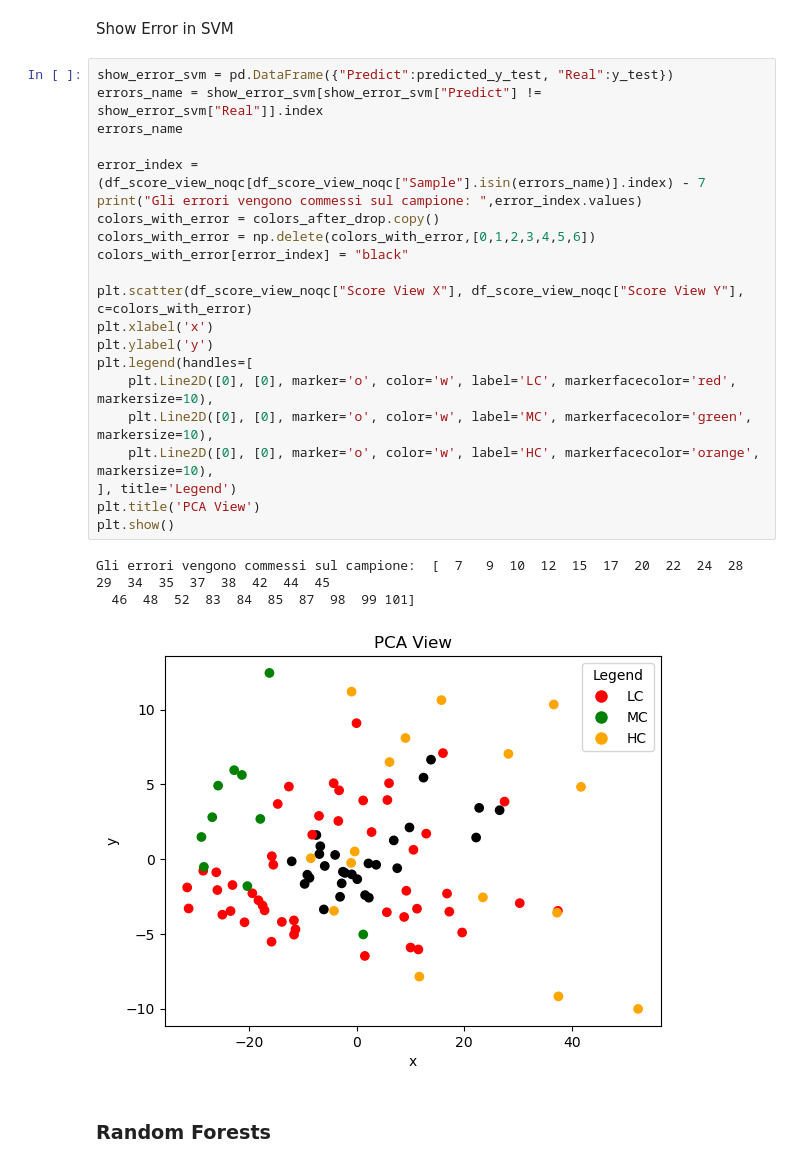
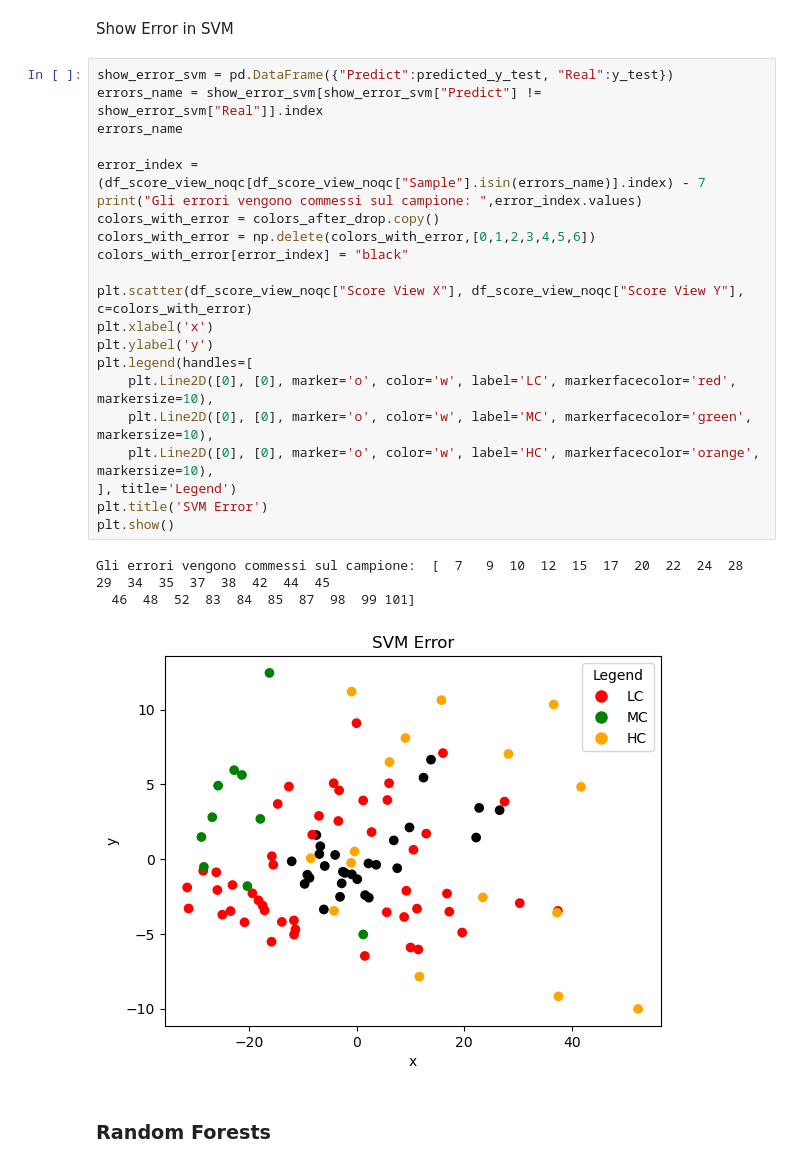
Before and after one commit to Bvs00/AI4ODA_projectwork, a Jupyter notebook: Lipidoma/notebook_lipidoma_models.ipynb, the cells around one changed output. Drawn from its saved outputs; the diff is of its cells as text.

```diff
--- a/Lipidoma/notebook_lipidoma_models.ipynb
+++ b/Lipidoma/notebook_lipidoma_models.ipynb
@@ -675,28 +675,28 @@ Show Error in SVM
 # %%
 show_error_svm = pd.DataFrame({"Predict":predicted_y_test, "Real":y_test})
 errors_name = show_error_svm[show_error_svm["Predict"] != show_error_svm["Real"]].index
 errors_name
 
 error_index = (df_score_view_noqc[df_score_view_noqc["Sample"].isin(errors_name)].index) - 7
 print("Gli errori vengono commessi sul campione: ",error_index.values)
 colors_with_error = colors_after_drop.copy()
 colors_with_error = np.delete(colors_with_error,[0,1,2,3,4,5,6])
 colors_with_error[error_index] = "black"
 
 plt.scatter(df_score_view_noqc["Score View X"], df_score_view_noqc["Score View Y"], c=colors_with_error)
 plt.xlabel('x')
 plt.ylabel('y')
 plt.legend(handles=[
     plt.Line2D([0], [0], marker='o', color='w', label='LC', markerfacecolor='red', markersize=10),
     plt.Line2D([0], [0], marker='o', color='w', label='MC', markerfacecolor='green', markersize=10),
     plt.Line2D([0], [0], marker='o', color='w', label='HC', markerfacecolor='orange', markersize=10),
 ], title='Legend')
-plt.title('PCA View')
+plt.title('SVM Error')
 plt.show()
 # %% [output]
 Gli errori vengono commessi sul campione:  [  7   9  10  12  15  17  20  22  24  28  29  34  35  37  38  42  44  45
   46  48  52  83  84  85  87  98  99 101]
-[figure, old version]
+[figure, new version]
 # %% [markdown]
 ### Random Forests
 # %%
```
Also changed, not shown: parts of 3 cells of this notebook, 13 other files.
